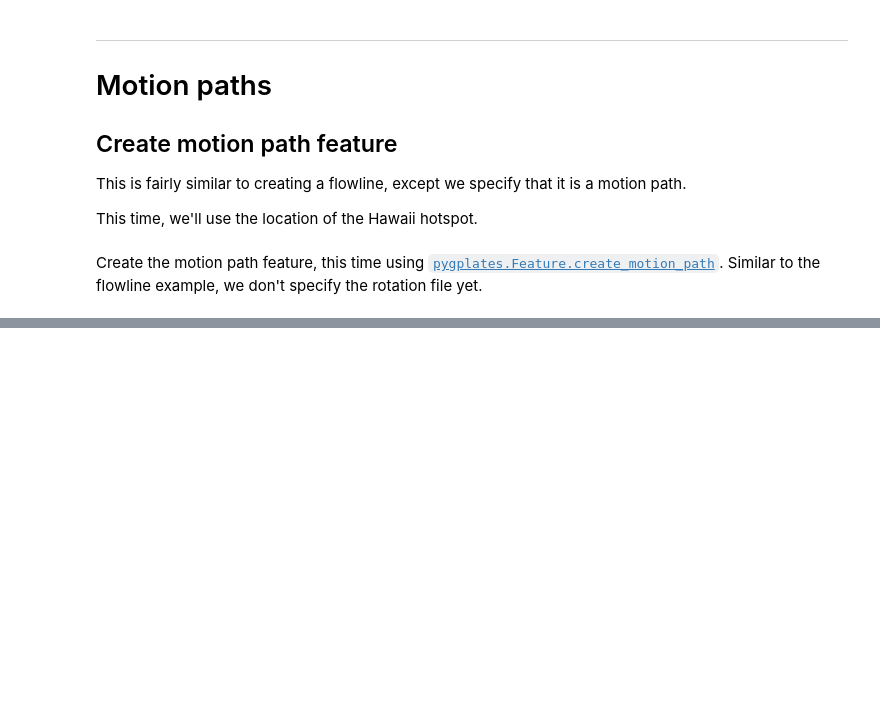
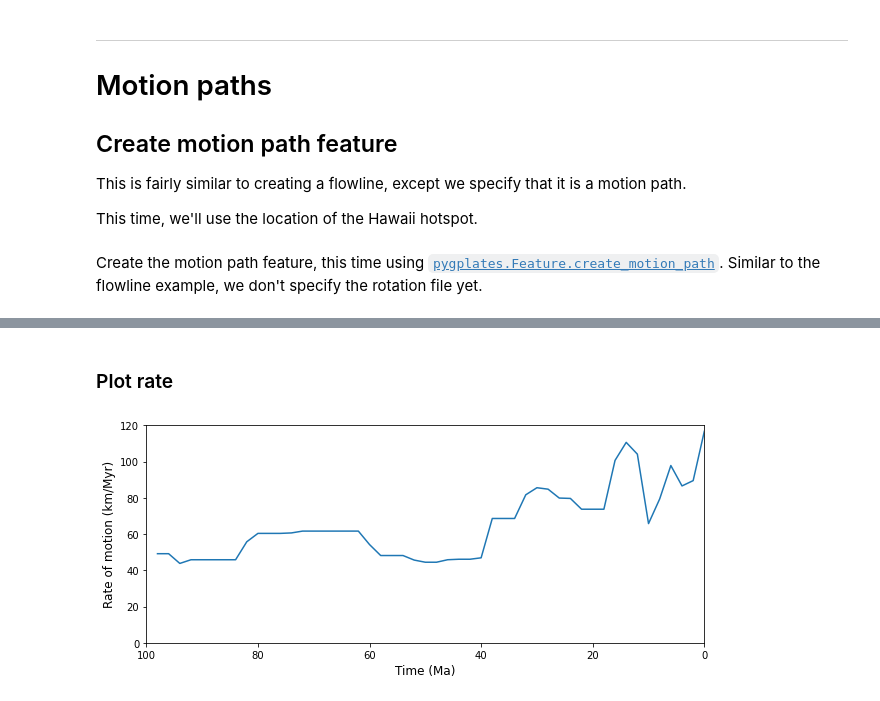
Before and after one commit to GPlates/pygplates-course-2022, a Jupyter notebook: 03-Motion-paths-and-flowlines.ipynb, the cells around one changed output, grey strips where cells are left out. Cells and saved outputs as stored; diff of their text form; code cells hidden in the pictures; blank space fills up the shorter version.

```diff
--- a/03-Motion-paths-and-flowlines.ipynb
+++ b/03-Motion-paths-and-flowlines.ipynb
@@ -312,0 +334,25 @@ plt.show()
+# %%
+distance = []
+for reconstructed_motion_path in reconstructed_motion_paths:
+    for segment in reconstructed_motion_path.get_motion_path().get_segments():
+        distance.append(segment.get_arc_length() * pygplates.Earth.mean_radius_in_kms)
+# %%
+# Get rate of motion as distance per Myr
+rate = np.asarray(distance)/time_increment  # since we created the motion path at X increment
+
+# Note that the motion path coordinates come out starting with the oldest time and working forwards
+# So, to match our 'times' array, we flip the order
+rate = np.flipud(rate)
+# %% [markdown]
+### Plot rate
+# %%
+fig = plt.figure(figsize=(10,4))
+plt.plot(times[:-1], rate)
+plt.xlabel('Time (Ma)', fontsize=12)
+plt.xlim(0, 100)
+plt.ylim(0, 120)
+plt.ylabel('Rate of motion (km/Myr)', fontsize=12)
+plt.gca().invert_xaxis()
+plt.show()
+# %% [output]
+[figure, added]
```
Also changed, not shown: parts of 12 cells of this notebook.
